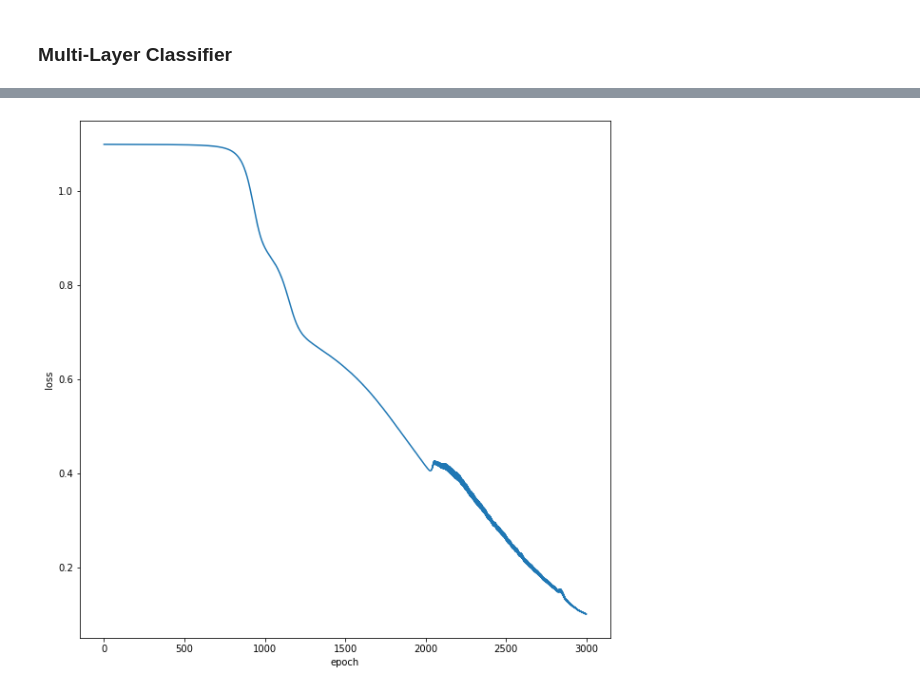
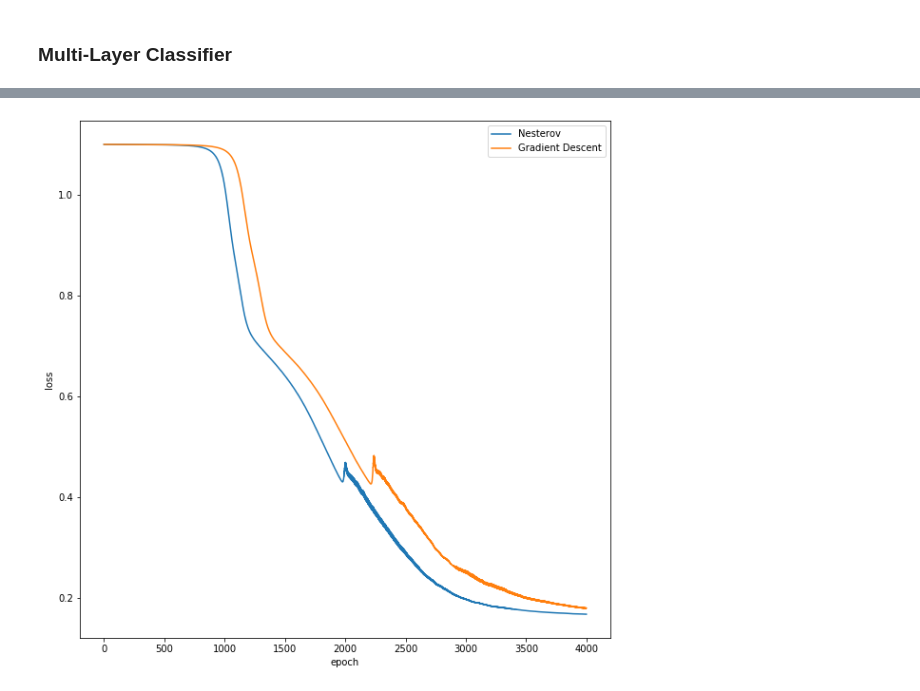
Before and after one commit to jacksonwb/multilayer_perceptron, a Jupyter notebook: multilayer_net_demo.ipynb, the cells around one changed output, grey strips where cells are left out. Drawn from its saved outputs; the diff is of its cells as text; code cells hidden in the pictures.

Commit message:
add L2 regularization and nesterov momentum

```diff
--- a/multilayer_net_demo.ipynb
+++ b/multilayer_net_demo.ipynb
@@ -61,5 +61,5 @@ net.add_layer('ReLU', 100, 0)
 net.add_layer('connected', 100, 100)
 net.add_layer('ReLU', 100, 0)
 net.add_layer('connected', 100, 3)
-net.train(X, y, 0.1, 3000)
+net.train(X, y, 0.1, 4000, reg=0.002, mu=0.01)
 # %% [output]
@@ -82,0 +70,8 @@ epoch 2900/3000 - loss 0.12080026082402265
+# %%
+net2 = MLN.Network()
+net2.add_layer('connected', 2, 100)
+net2.add_layer('ReLU', 100, 0)
+net2.add_layer('connected', 100, 100)
+net2.add_layer('ReLU', 100, 0)
+net2.add_layer('connected', 100, 3)
+net2.train(X, y, 0.1, 4000, reg=0.002)
@@ -83,10 +83,12 @@ epoch 2900/3000 - loss 0.12080026082402265
 # %%
 plt.plot(net.loss)
+plt.plot(net2.loss)
 plt.xlabel('epoch')
 plt.ylabel('loss')
+plt.legend(['Nesterov', 'Gradient Descent'])
 plt.show()
 # %% [output]
-[figure, old version]
+[figure, new version]
 # %%
 # plot the resulting classifier
 h = 0.02
```
Also changed, not shown: parts of 6 cells of this notebook, 2 other files.
